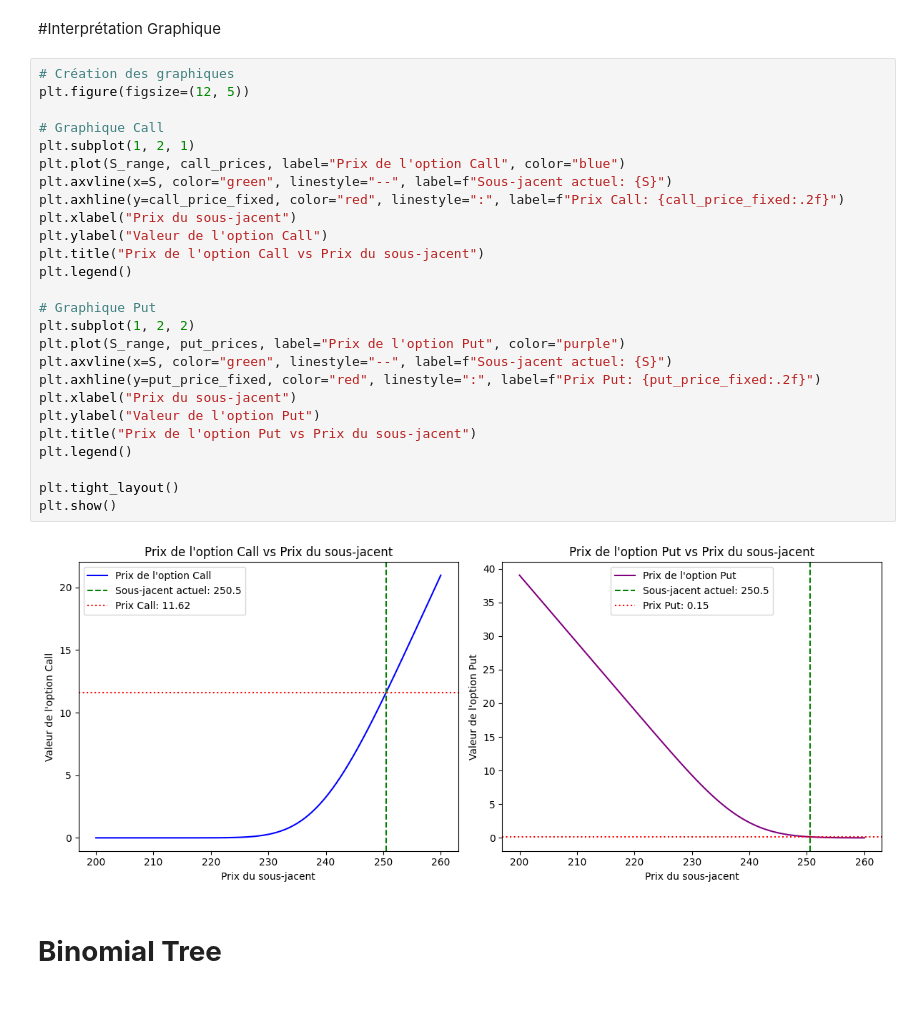
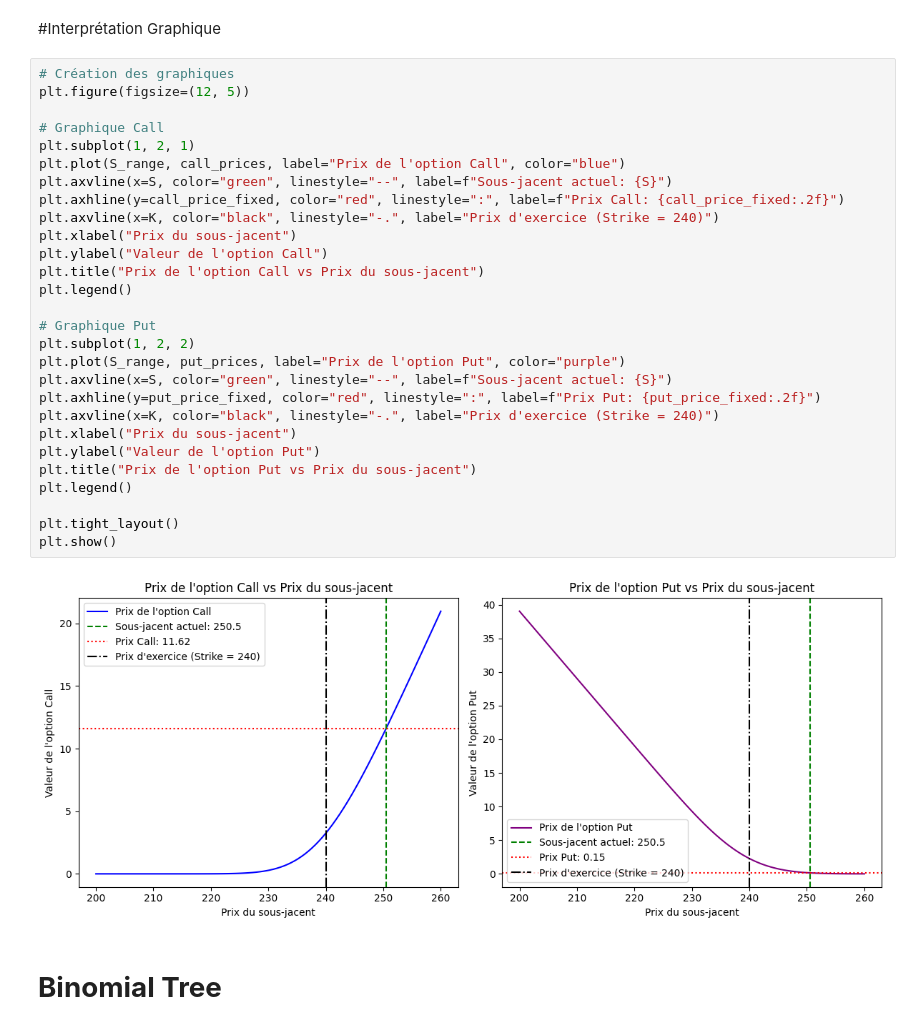
Before and after one commit to MalekGroune57/IAE_METZ_DATA_2025_GRP3, a Jupyter notebook: dossier.ipynb, the cells around one changed output. Saved outputs shown, nothing was run; the diff lists cells and outputs as text.

```diff
--- a/dossier.ipynb
+++ b/dossier.ipynb
@@ -108,31 +108,33 @@ Black-Scholes Put: 0.14871195477678256
 # %%
 # Création des graphiques
 plt.figure(figsize=(12, 5))
 
 # Graphique Call
 plt.subplot(1, 2, 1)
 plt.plot(S_range, call_prices, label="Prix de l'option Call", color="blue")
 plt.axvline(x=S, color="green", linestyle="--", label=f"Sous-jacent actuel: {S}")
 plt.axhline(y=call_price_fixed, color="red", linestyle=":", label=f"Prix Call: {call_price_fixed:.2f}")
+plt.axvline(x=K, color="black", linestyle="-.", label="Prix d'exercice (Strike = 240)")
 plt.xlabel("Prix du sous-jacent")
 plt.ylabel("Valeur de l'option Call")
 plt.title("Prix de l'option Call vs Prix du sous-jacent")
 plt.legend()
 
 # Graphique Put
 plt.subplot(1, 2, 2)
 plt.plot(S_range, put_prices, label="Prix de l'option Put", color="purple")
 plt.axvline(x=S, color="green", linestyle="--", label=f"Sous-jacent actuel: {S}")
 plt.axhline(y=put_price_fixed, color="red", linestyle=":", label=f"Prix Put: {put_price_fixed:.2f}")
+plt.axvline(x=K, color="black", linestyle="-.", label="Prix d'exercice (Strike = 240)")
 plt.xlabel("Prix du sous-jacent")
 plt.ylabel("Valeur de l'option Put")
 plt.title("Prix de l'option Put vs Prix du sous-jacent")
 plt.legend()
 
 plt.tight_layout()
 plt.show()
 # %% [output]
-[figure, old version]
+[figure, new version]
 # %% [markdown]
 # **Binomial Tree**
 # %% [markdown]
```
Also changed, not shown: parts of 2 cells of this notebook.
